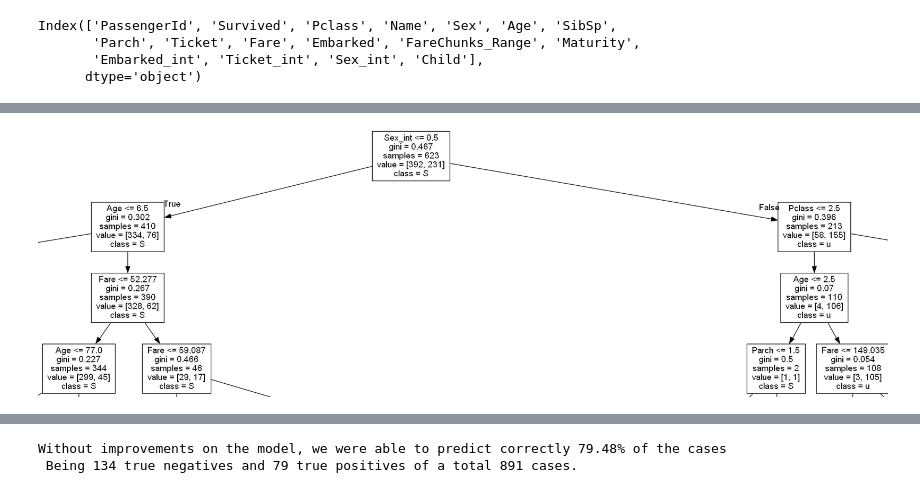
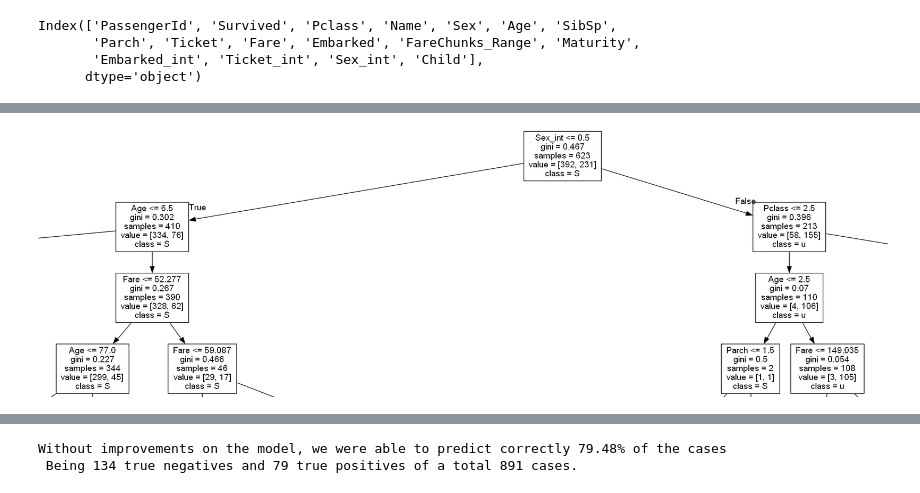
Before and after one commit to deomar/decision_tree_and_logistic_titanic, a Jupyter notebook: transform_data_titanic.ipynb, the cells around one changed output, grey strips where cells are left out. Saved outputs shown, nothing was run; the diff lists cells and outputs as text; code cells hidden in the pictures.

```diff
--- a/transform_data_titanic.ipynb
+++ b/transform_data_titanic.ipynb
@@ -433,30 +433,30 @@ Without improvements on the model, we were able to predict correctly 75.75% of t
 # %%
 # Generate the visualization of the decision tree model
 dot_data = export_graphviz(cfl, out_file=None, feature_names=df_titanic_predictor.columns, class_names='Survived')
 
 # Visualize the decision tree using Graphviz
 graph = graphviz.Source(dot_data)
 png_bytes = graph.pipe(format='png')
 
 # Create a PIL.Image object from the PNG bytes
 pil_image = PIL_Image.open(io.BytesIO(png_bytes))
 
 # Crop the PIL.Image object
-left = 3200
+left = 3500
 top = 0
-right = 5100
+right = 5400
 bottom = 600
 cropped_pil_image = pil_image.crop((left, top, right, bottom))
 
 # Convert the cropped PIL.Image object back to a PNG bytes object
 cropped_png_bytes = io.BytesIO()
 cropped_pil_image.save(cropped_png_bytes, format='png')
 cropped_png_bytes = cropped_png_bytes.getvalue()
 
 # Display the cropped image
 Image(cropped_png_bytes)
 # %% [output]
-[figure, old version]
+[figure, new version]
 # %%
 # Explain hyperparameters!!
 # %%
```
Also changed, not shown: parts of 9 cells of this notebook.
